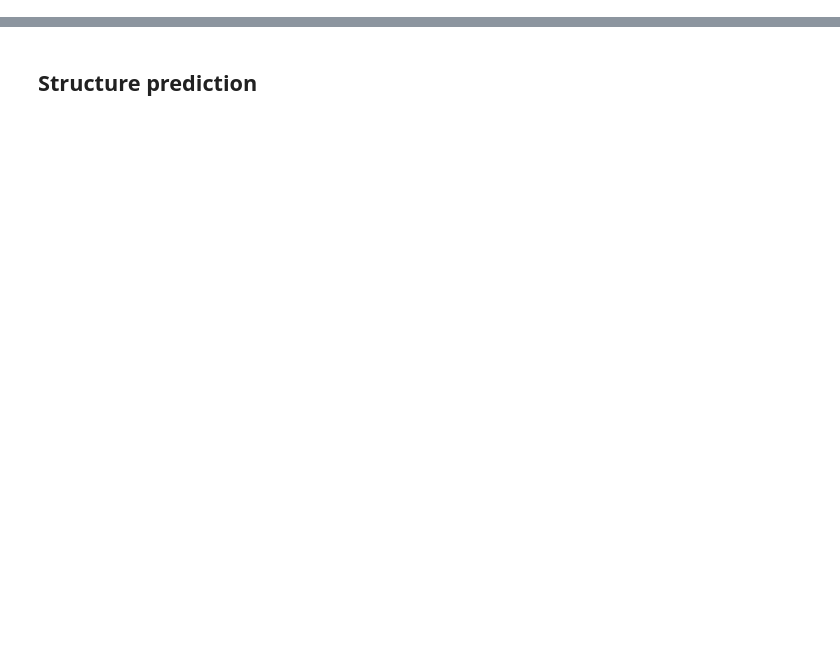
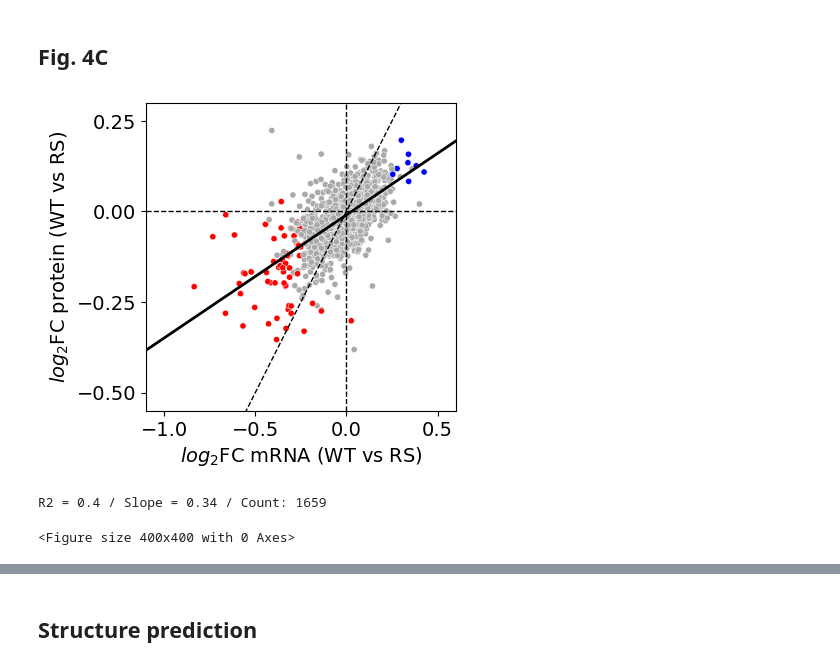
Before and after one commit to Emma-R-Andersson-Lab/miRNA_abasic, a Jupyter notebook: scripts/FIG4.ipynb, the cells around one changed output, grey strips where cells are left out. Cells and saved outputs as stored; diff of their text form; code cells hidden in the pictures; blank space fills up the shorter version.

```diff
--- a/scripts/FIG4.ipynb
+++ b/scripts/FIG4.ipynb
@@ -99 +117,47 @@ plot.scatter(
 <Figure size 400x400 with 0 Axes>
+# %% [markdown]
+## Fig. 4C
+# %%
+sites = pd.read_csv(SITES_FILE, sep='\t')
+sites.drop_duplicates(subset='Gene ID', inplace=True)
+
+data = pd.read_csv(DGE_MERGED_FILE, sep='\t')
+data.dropna(subset=['log2fc WT-NC mRNA', 'log2fc WT-NC prot'], inplace=True)
+data = pd.merge(data, sites['Gene ID'])
+
+fc_cutoff = 0.
+data = data[
+    ((data['log2fc WT-NC mRNA'] < -fc_cutoff) &
+     (data['padj WT-NC mRNA'] < 0.05)) |
+    ((data['log2fc WT-NC prot'] < -fc_cutoff) &
+     (data['padj WT-NC prot'] < 0.05))]
+
+x_var = 'log2fc WT-RS mRNA'
+y_var = 'log2fc WT-RS prot'
+hue = 'Diff exp WT-RS'
+groups = ['None', 'Down', 'Up']
+
+data[hue] = data.apply(
+    lambda x: 'Down' if (x['padj WT-RS mRNA'] < 0.05 and x[x_var] < -0.25)
+    or (x['padj WT-RS prot'] < 0.05 and x[y_var] < -0.25)
+    else 'Up' if (x['padj WT-RS mRNA'] < 0.05 and x[x_var] > 0.25)
+    or (x['padj WT-RS prot'] < 0.05 and x[y_var] > 0.25)
+    else 'None', axis=1)
+
+plot.scatter(
+    data, x=x_var, y=y_var,
+    hue=hue, hue_order=groups,
+    palette=['#a9a9a9', '#ff0000', '#0000ff'],
+    color='#000000', edgecolor='#ffffff',
+    alpha=1, size=20, figsize=(4, 4),
+    xlim=(-1.1, 0.6), ylim=(-0.55, 0.3),
+    xticks=(-1, 0.5, 0.5), yticks=(-0.5, 0.25, 0.25),
+    vlines=[0], hlines=[0], diagonal=True, regline=True, regline_hue=False,
+    xlabel='$log_{2}$FC mRNA (WT vs RS)',
+    ylabel='$log_{2}$FC protein (WT vs RS)',
+    outfile=FIG_DIR+'4C_left.png')
+plot.print_linregress(data, x_var, y_var)
+# %% [output]
+[figure, added]
+R2 = 0.4 / Slope = 0.34 / Count: 1659
+<Figure size 400x400 with 0 Axes>
```
Also changed, not shown: parts of 12 cells of this notebook, 12 other files.
